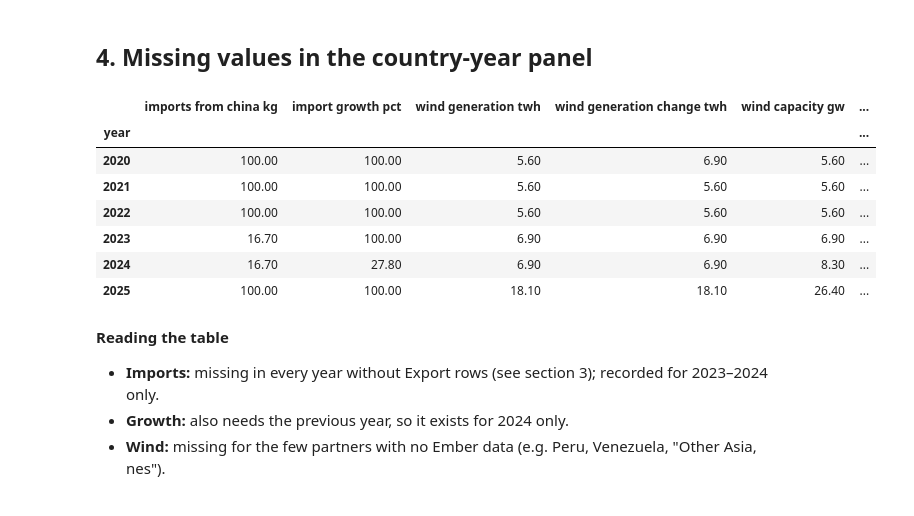
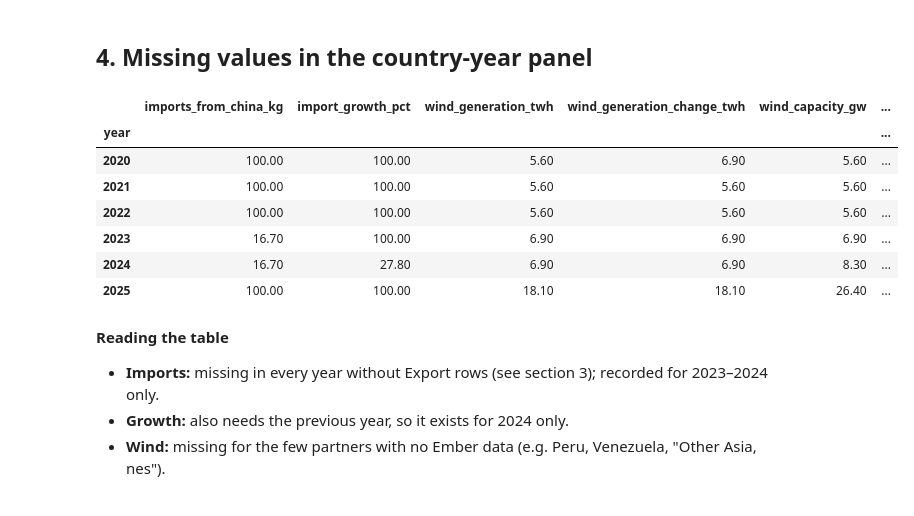
Before and after one commit to bolorbud-gif/business-analytics-portfolio, a Jupyter notebook: notebooks/01_data_exploration.ipynb, the cells around one changed output. Drawn from its saved outputs; the diff is of its cells as text; code cells hidden in the pictures.

```diff
--- a/notebooks/01_data_exploration.ipynb
+++ b/notebooks/01_data_exploration.ipynb
@@ -91,12 +92,10 @@ Re-downloading `data1.xlsx` with both directions for every year would remove thi
 # %%
 panel = ex.load_country_panel(con)
 cols = ["imports_from_china_kg", "import_growth_pct", "wind_generation_twh",
         "wind_generation_change_twh", "wind_capacity_gw", "total_generation_twh"]
-missing = (panel[cols].isna().groupby(panel["year"]).mean() * 100).round(1)
-missing.columns = [c.replace("_", " ") for c in cols]
-missing
+ex.missing_by_year(panel, cols)
 # %% [output]
-|  | imports from china kg | import growth pct | wind generation twh | wind generation change twh | wind capacity gw | ... |
+|  | imports_from_china_kg | import_growth_pct | wind_generation_twh | wind_generation_change_twh | wind_capacity_gw | ... |
 | year |  |  |  |  |  | ... |
 | 2020 | 100.00 | 100.00 | 5.60 | 6.90 | 5.60 | ... |
 | 2021 | 100.00 | 100.00 | 5.60 | 5.60 | 5.60 | ... |
```
Also changed, not shown: parts of 3 cells of this notebook, 18 other files.
